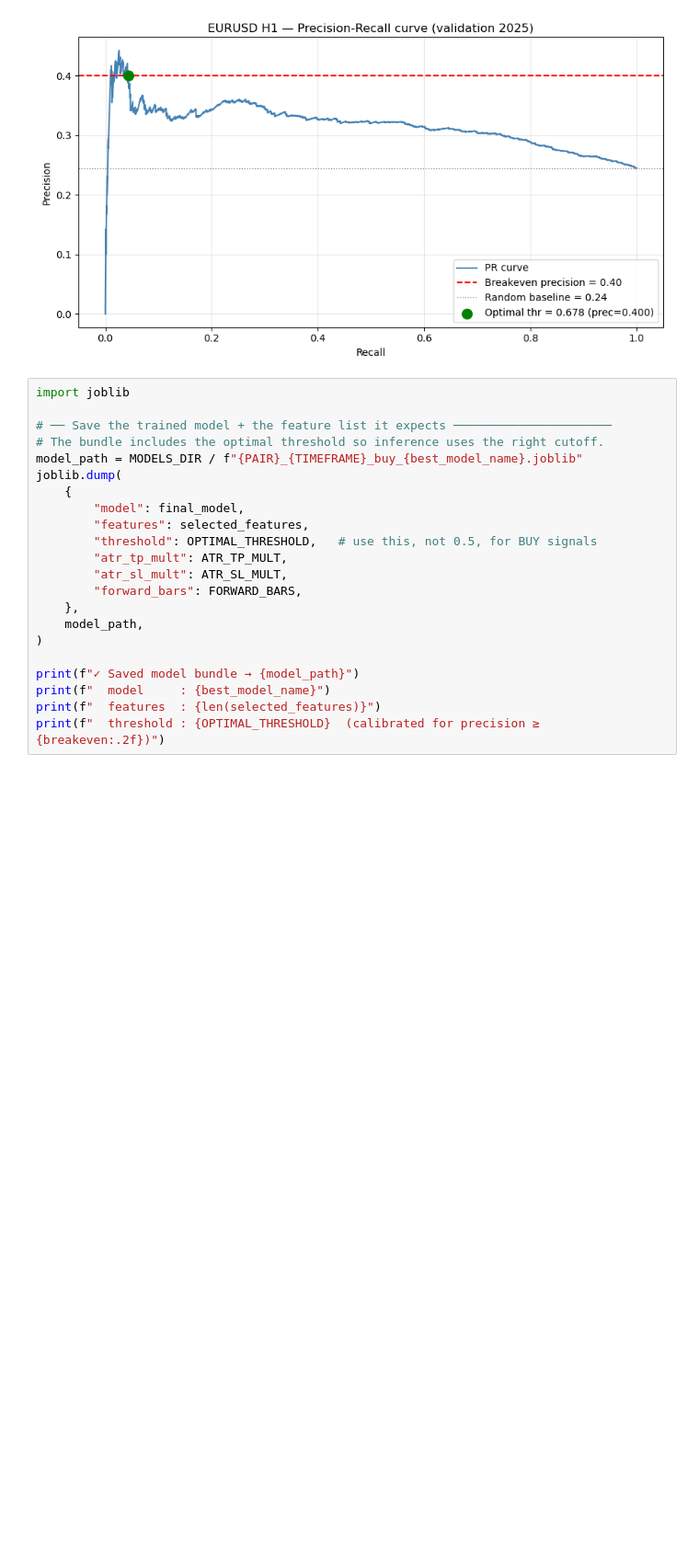
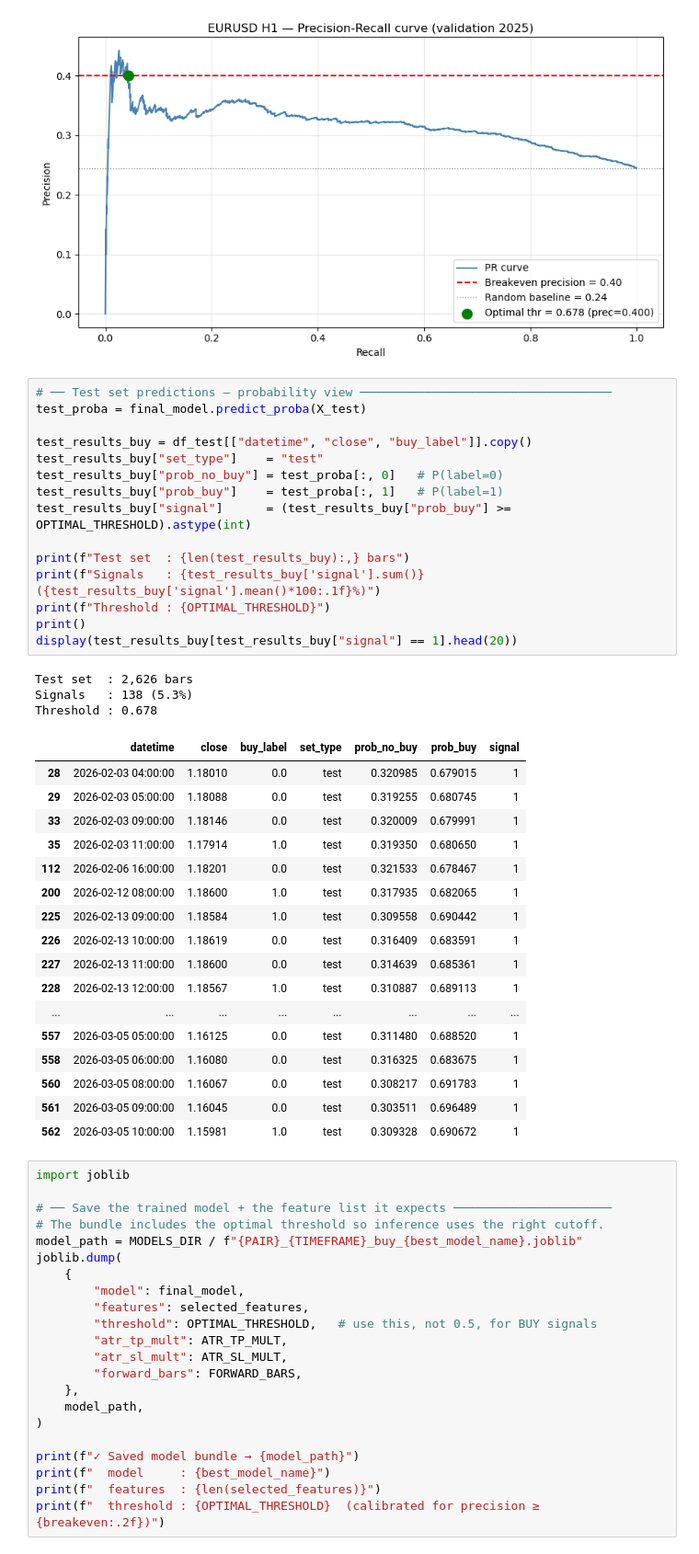
Before and after one commit to dfsosa83/fx-prival, a Jupyter notebook: ml-signal-service/notebooks/eurusd/eurusd_buy.ipynb, the cells around one changed output. Shown at 92% size. Cells and saved outputs as stored; diff of their text form; blank space fills up the shorter version.

```diff
--- a/ml-signal-service/notebooks/eurusd/eurusd_buy.ipynb
+++ b/ml-signal-service/notebooks/eurusd/eurusd_buy.ipynb
@@ -1533,6 +1533,42 @@ Top 10 viable thresholds (highest recall):
      0.679      0.414   0.040         87             0.57
      0.679      0.407   0.039         86             0.57
 [figure]
+# %%
+# ── Test set predictions — probability view ───────────────────────────────────
+test_proba = final_model.predict_proba(X_test)
+
+test_results_buy = df_test[["datetime", "close", "buy_label"]].copy()
+test_results_buy["set_type"]    = "test"
+test_results_buy["prob_no_buy"] = test_proba[:, 0]   # P(label=0)
+test_results_buy["prob_buy"]    = test_proba[:, 1]   # P(label=1)
+test_results_buy["signal"]      = (test_results_buy["prob_buy"] >= OPTIMAL_THRESHOLD).astype(int)
+
+print(f"Test set  : {len(test_results_buy):,} bars")
+print(f"Signals   : {test_results_buy['signal'].sum()} ({test_results_buy['signal'].mean()*100:.1f}%)")
+print(f"Threshold : {OPTIMAL_THRESHOLD}")
+print()
+display(test_results_buy[test_results_buy["signal"] == 1].head(20))
+# %% [output]
+Test set  : 2,626 bars
+Signals   : 138 (5.3%)
+Threshold : 0.678
+|  | datetime | close | buy_label | set_type | prob_no_buy | prob_buy | signal |
+| 28 | 2026-02-03 04:00:00 | 1.18010 | 0.0 | test | 0.320985 | 0.679015 | 1 |
+| 29 | 2026-02-03 05:00:00 | 1.18088 | 0.0 | test | 0.319255 | 0.680745 | 1 |
+| 33 | 2026-02-03 09:00:00 | 1.18146 | 0.0 | test | 0.320009 | 0.679991 | 1 |
+| 35 | 2026-02-03 11:00:00 | 1.17914 | 1.0 | test | 0.319350 | 0.680650 | 1 |
+| 112 | 2026-02-06 16:00:00 | 1.18201 | 0.0 | test | 0.321533 | 0.678467 | 1 |
+| 200 | 2026-02-12 08:00:00 | 1.18600 | 1.0 | test | 0.317935 | 0.682065 | 1 |
+| 225 | 2026-02-13 09:00:00 | 1.18584 | 1.0 | test | 0.309558 | 0.690442 | 1 |
+| 226 | 2026-02-13 10:00:00 | 1.18619 | 0.0 | test | 0.316409 | 0.683591 | 1 |
+| 227 | 2026-02-13 11:00:00 | 1.18600 | 0.0 | test | 0.314639 | 0.685361 | 1 |
+| 228 | 2026-02-13 12:00:00 | 1.18567 | 1.0 | test | 0.310887 | 0.689113 | 1 |
+| ... | ... | ... | ... | ... | ... | ... | ... |
+| 557 | 2026-03-05 05:00:00 | 1.16125 | 0.0 | test | 0.311480 | 0.688520 | 1 |
+| 558 | 2026-03-05 06:00:00 | 1.16080 | 0.0 | test | 0.316325 | 0.683675 | 1 |
+| 560 | 2026-03-05 08:00:00 | 1.16067 | 0.0 | test | 0.308217 | 0.691783 | 1 |
+| 561 | 2026-03-05 09:00:00 | 1.16045 | 0.0 | test | 0.303511 | 0.696489 | 1 |
+| 562 | 2026-03-05 10:00:00 | 1.15981 | 1.0 | test | 0.309328 | 0.690672 | 1 |
 # %%
 import joblib
 
```
Also changed, not shown: 4 other files.
